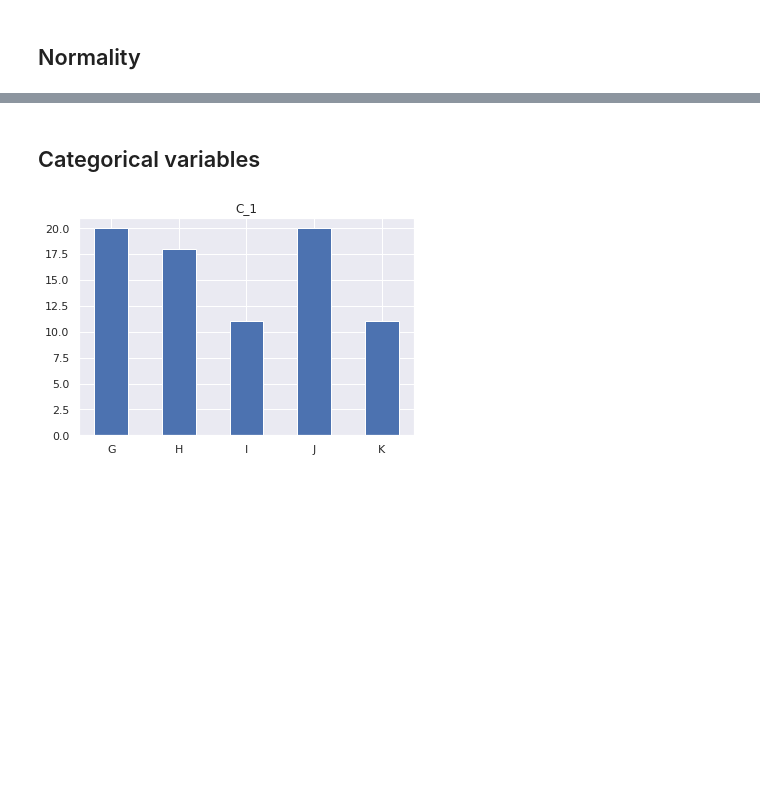
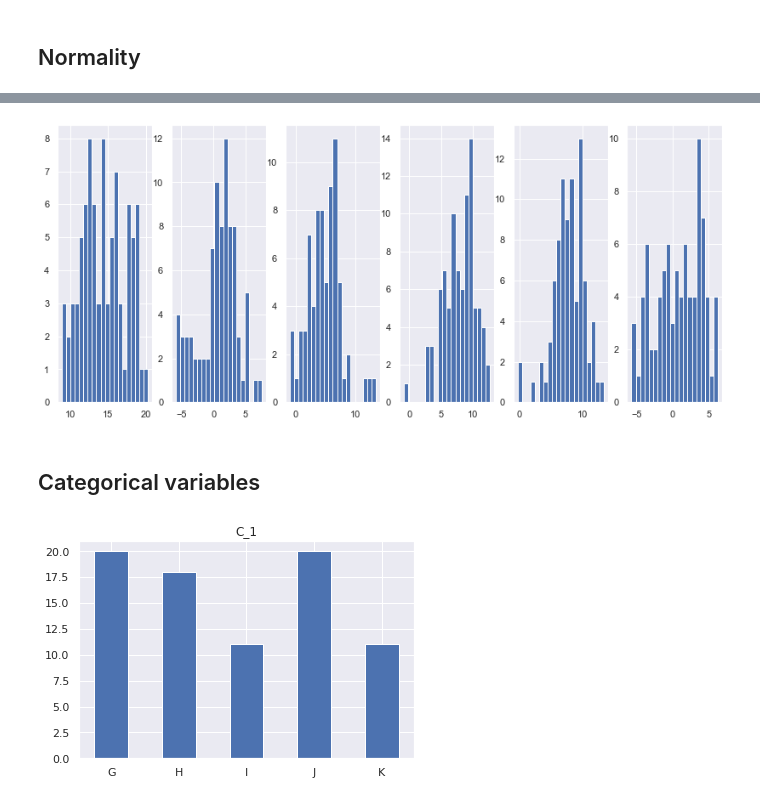
Before and after one commit to tbarcinski/02582-Computational-Data-Analysis, a Jupyter notebook: Case1/EDA.ipynb, the cells around one changed output, grey strips where cells are left out. Cells and saved outputs as stored; diff of their text form; code cells hidden in the pictures; blank space fills up the shorter version.

```diff
--- a/Case1/EDA.ipynb
+++ b/Case1/EDA.ipynb
@@ -99,3 +109,10 @@ plt.show()
+# %%
+fig, ax = plt.subplots(1, len(non_normal), figsize = (14, 6))
+for i in range(len(non_normal)):
+    ax[i].hist(df[non_normal[i]], bins = 20)
+plt.show()
+# %% [output]
+[figure, added]
 # %% [markdown]
 ## Categorical variables
 # %%
```
Also changed, not shown: parts of 8 cells of this notebook.
